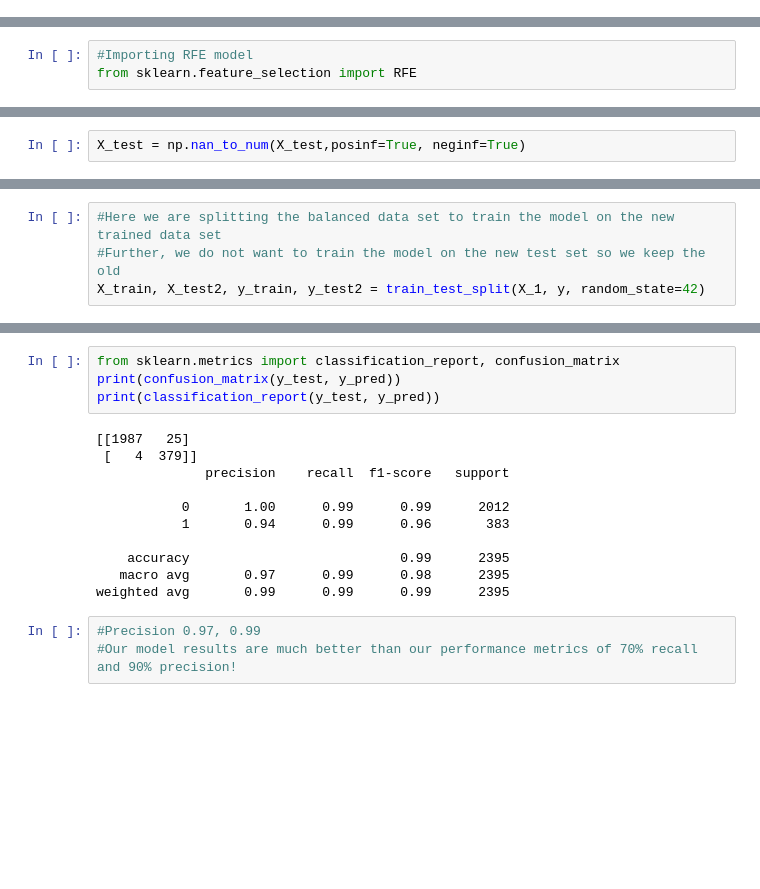
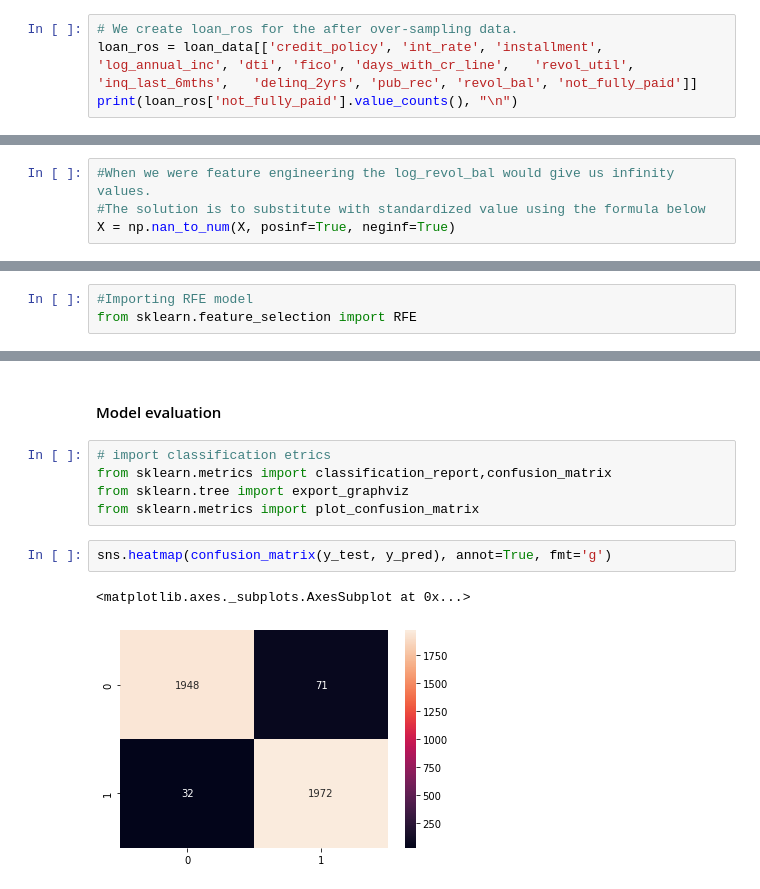
Before and after one commit to FIngul98/Credit_Default_Project, a Jupyter notebook: Random_Forest_Feature_Engineering.ipynb, the cells around one changed output, grey strips where cells are left out. Saved outputs shown, nothing was run; the diff lists cells and outputs as text; blank space fills up the shorter version.

```diff
--- a/Random_Forest_Feature_Engineering.ipynb
+++ b/Random_Forest_Feature_Engineering.ipynb
@@ -104,2 +66,6 @@ Name: not_fully_paid, dtype: int64
 # %%
 from imblearn.over_sampling import RandomOverSampler
+# %%
+# We create loan_ros for the after over-sampling data.
+loan_ros = loan_data[['credit_policy', 'int_rate', 'installment',	'log_annual_inc', 'dti', 'fico', 'days_with_cr_line',	'revol_util',	'inq_last_6mths',	'delinq_2yrs', 'pub_rec', 'revol_bal', 'not_fully_paid']]
+print(loan_ros['not_fully_paid'].value_counts(), "\n")
@@ -173,0 +131,4 @@ X_test.drop(columns='revol_bal', axis=1, inplace=True)
+# %%
+#When we were feature engineering the log_revol_bal would give us infinity values.
+#The solution is to substitute with standardized value using the formula below
+X = np.nan_to_num(X, posinf=True, neginf=True)
@@ -186,2 +159,0 @@ X_1 = np.nan_to_num(X, posinf=True, neginf=True)
-# %%
-X_test = np.nan_to_num(X_test,posinf=True, neginf=True)
@@ -202,4 +159,0 @@ Max = 16350.0
-# %%
-#Here we are splitting the balanced data set to train the model on the new trained data set
-#Further, we do not want to train the model on the new test set so we keep the old
-X_train, X_test2, y_train, y_test2 = train_test_split(X_1, y, random_state=42)
@@ -275,18 +236,12 @@ array([0, 0, 1, ..., 0, 0, 0])
-# %%
-from sklearn.metrics import classification_report, confusion_matrix
-print(confusion_matrix(y_test, y_pred))
-print(classification_report(y_test, y_pred))
-# %% [output]
-[[1987   25]
- [   4  379]]
-              precision    recall  f1-score   support
-
-           0       1.00      0.99      0.99      2012
-           1       0.94      0.99      0.96       383
-
-    accuracy                           0.99      2395
-   macro avg       0.97      0.99      0.98      2395
-weighted avg       0.99      0.99      0.99      2395
-# %%
-#Precision 0.97, 0.99
-#Our model results are much better than our performance metrics of 70% recall and 90% precision!
+# %% [markdown]
+#### Model evaluation
+# %%
+# import classification etrics
+from sklearn.metrics import classification_report,confusion_matrix
+from sklearn.tree import export_graphviz
+from sklearn.metrics import plot_confusion_matrix
+# %%
+sns.heatmap(confusion_matrix(y_test, y_pred), annot=True, fmt='g')
+# %% [output]
+<matplotlib.axes._subplots.AxesSubplot at 0x...>
+[figure, added]
```
Also changed, not shown: parts of 51 cells of this notebook.
